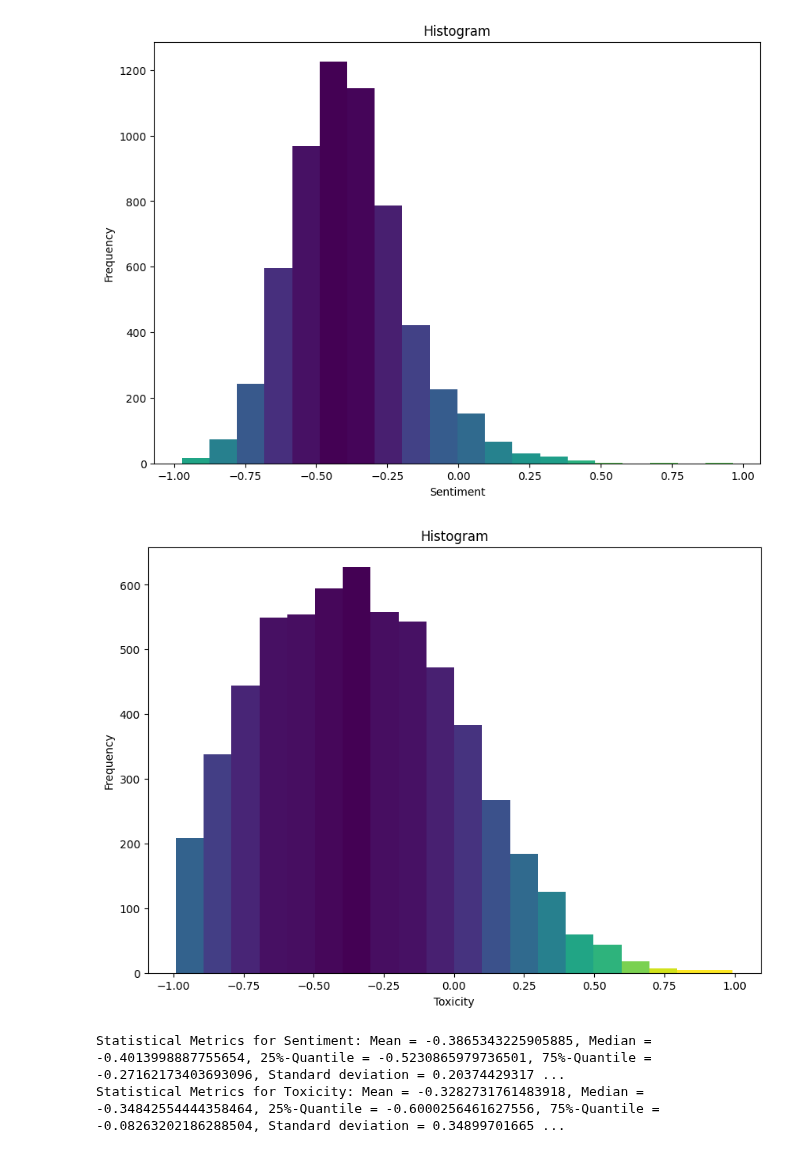
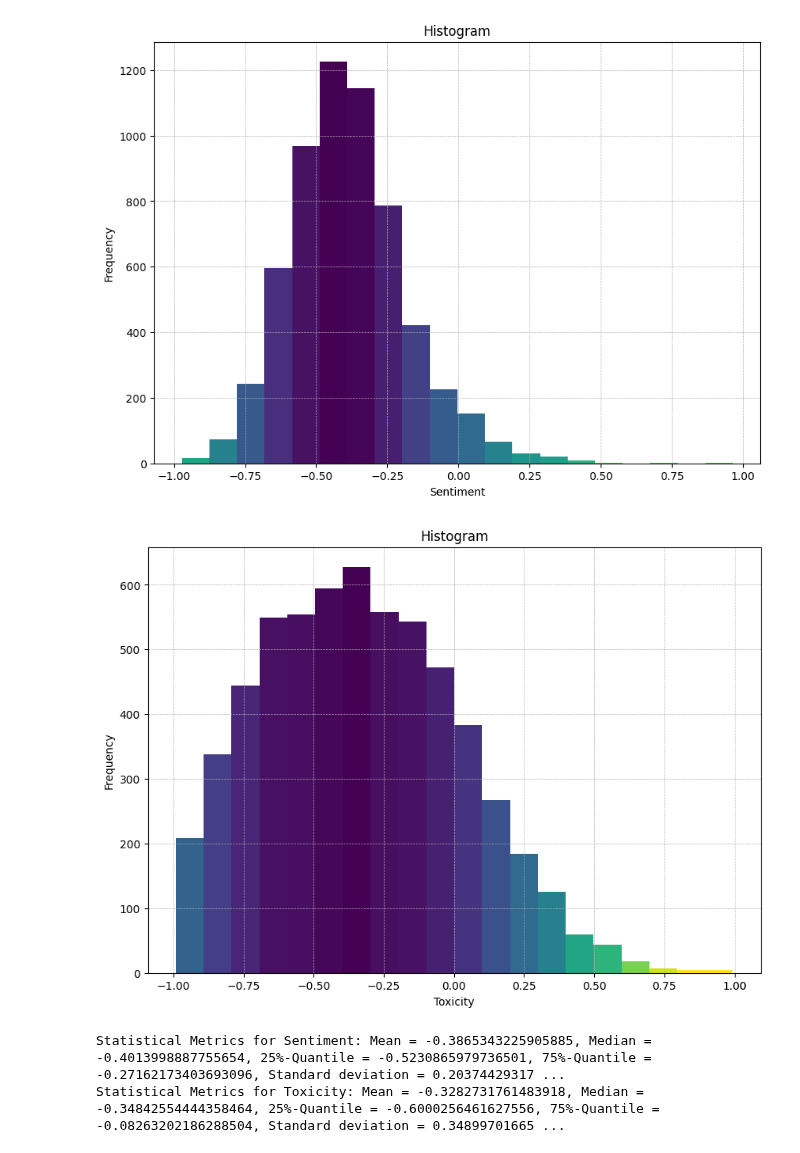
Before and after one commit to gsindlinger/IDSTA-Text-Miners, a Jupyter notebook: Project/Server/Pipeline/Analysis/Report.ipynb, the cells around one changed output. Saved outputs shown, nothing was run; the diff lists cells and outputs as text; code cells hidden in the pictures.

```diff
--- a/Project/Server/Pipeline/Analysis/Report.ipynb
+++ b/Project/Server/Pipeline/Analysis/Report.ipynb
@@ -24,35 +24,36 @@ from matplotlib import colors
 def histogram_plot(data, filename, label):
 
 
 
     # Creating histogram
     fig, ax = plt.subplots(figsize =(10, 7))
 
     # Creating histogram
     N, bins, patches = ax.hist(data, bins = 20)
 
     # Setting color
     fracs = ((N**(1 / 5)) / N.max())
     norm = colors.Normalize(fracs.min(), fracs.max())
 
     for thisfrac, thispatch in zip(fracs, patches):
         color = plt.cm.viridis(1-norm(thisfrac))
         thispatch.set_facecolor(color)
 
     # Adding extra features
     plt.xlabel(label)
     plt.ylabel("Frequency")
     plt.title('Histogram')
+    plt.grid(linestyle = '--', linewidth = 0.5)
 
     # Show plot
     # plt.show()
     plt.savefig(filename + '.png')
 
 histogram_plot(np.array(sentiment_histogram), '../../data/sentiment_histogram', 'Sentiment')
 histogram_plot(np.array(toxicity_histogram), '../../data/toxicity_histogram', 'Toxicity')
 # %% [output]
-[figure, old version]
+[figure, new version]
-[figure, old version]
+[figure, new version]
 # %%
 def print_values(values, name):
     # mean
```
Also changed, not shown: parts of 10 cells of this notebook, 5 other files.
